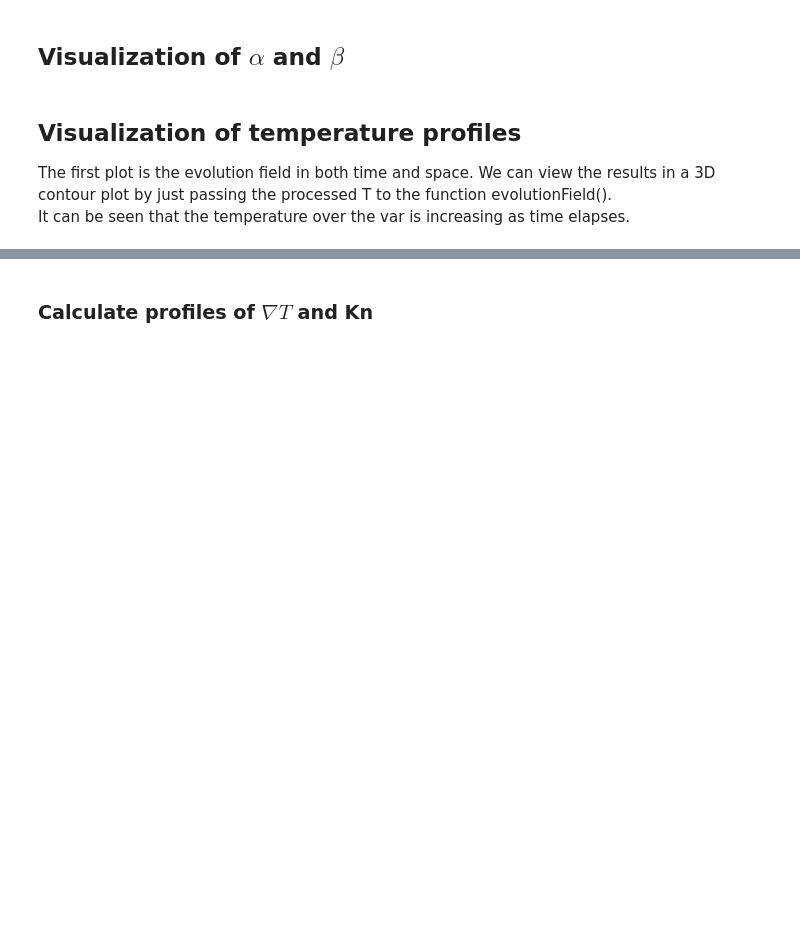
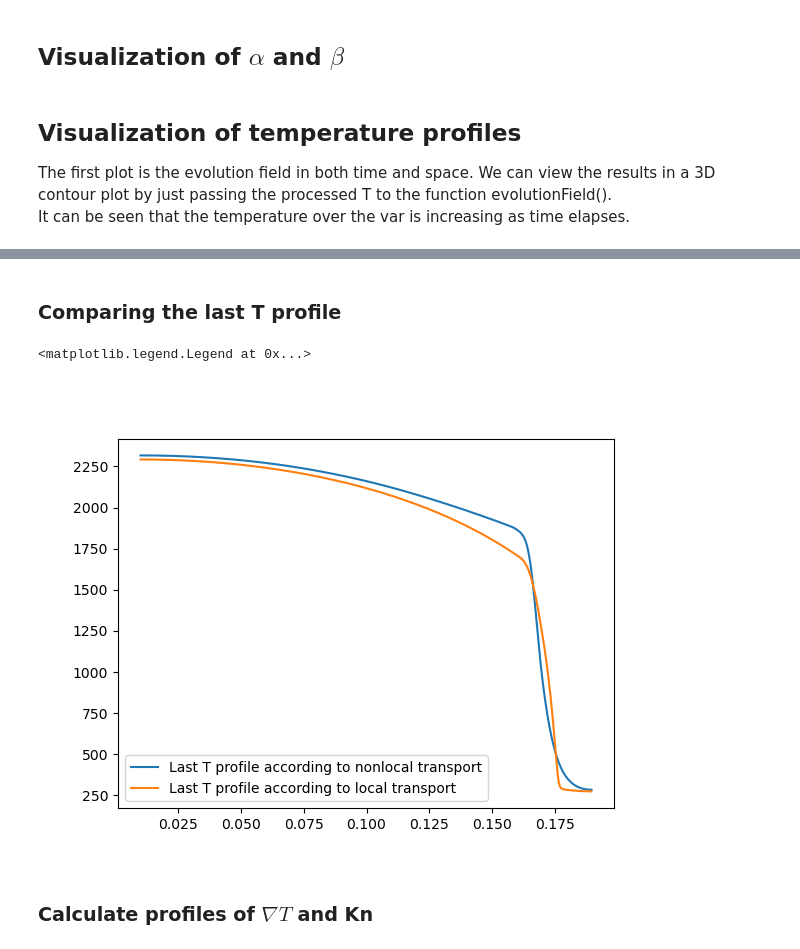
Before and after one commit to Lexmidan/nonloc_heatflux, a Jupyter notebook: PyTorch/time-evolv-heatflux.ipynb, the cells around one changed output, grey strips where cells are left out. Drawn from its saved outputs; the diff is of its cells as text; code cells hidden in the pictures; blank space fills up the shorter version.

```diff
--- a/PyTorch/time-evolv-heatflux.ipynb
+++ b/PyTorch/time-evolv-heatflux.ipynb
@@ -108,3 +131,14 @@ pp.evolutionField(T[T.columns[:endframe]])
+# %% [markdown]
+### Comparing the last T profile
+# %%
+import matplotlib.pyplot as plt
+fg_compare, axs_compare = plt.subplots()
+axs_compare.plot(para['x'], T[T.columns[-1]], label='Last T profile according to nonlocal transport')
+axs_compare.plot(para['x'], T_loc[T_loc.columns[-1]], label='Last T profile according to local transport')
+axs_compare.legend(loc='best')
+# %% [output]
+<matplotlib.legend.Legend at 0x...>
+[figure, added]
 # %% [markdown]
 ### Calculate profiles of $\nabla{T}$ and Kn
 # %%
```
Also changed, not shown: parts of 18 cells of this notebook, 2 other files.
